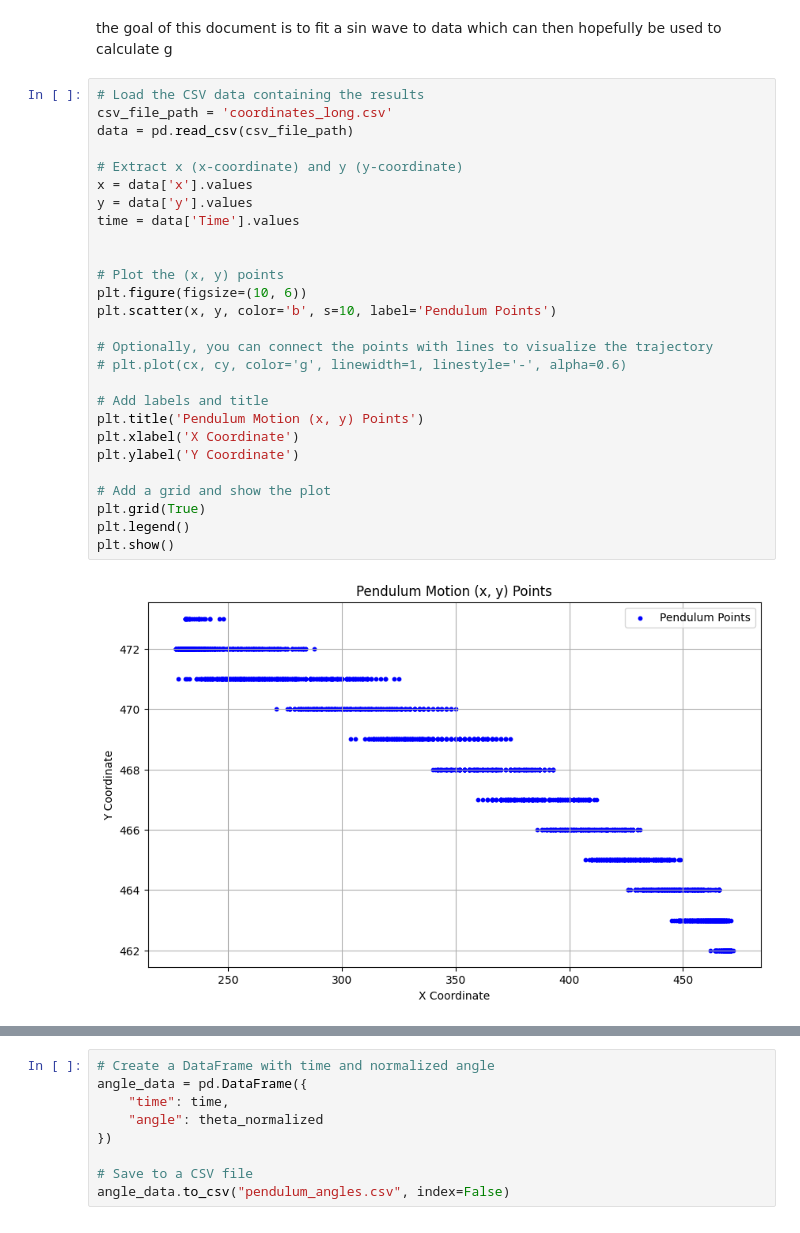
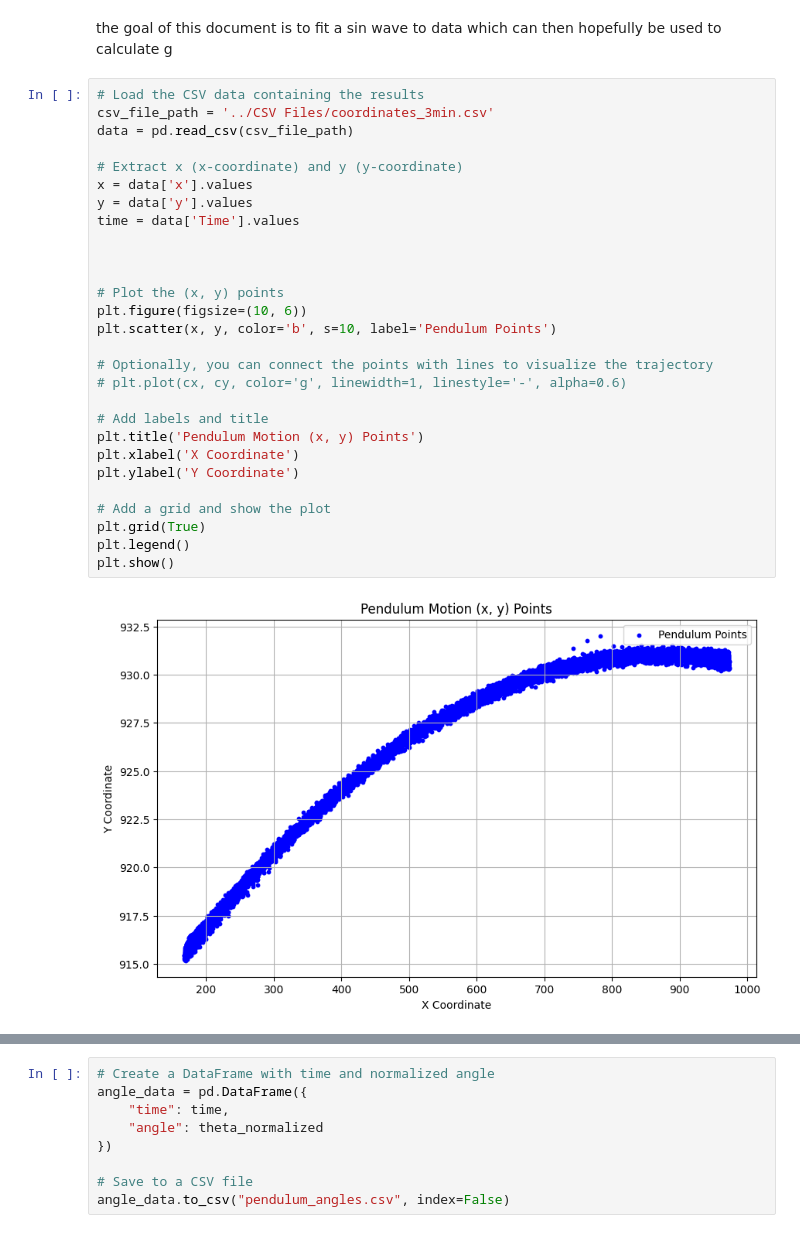
Before and after one commit to zgotobed/Ruchardt, a Jupyter notebook: Code/fit_sine.ipynb, the cells around one changed output, grey strips where cells are left out. Saved outputs shown, nothing was run; the diff lists cells and outputs as text.

```diff
--- a/Code/fit_sine.ipynb
+++ b/Code/fit_sine.ipynb
@@ -8,30 +8,31 @@ from scipy.optimize import curve_fit
 the goal of this document is to fit a sin wave to data which can then hopefully be used to calculate g
 # %%
 # Load the CSV data containing the results
-csv_file_path = 'coordinates_long.csv'
+csv_file_path = '../CSV Files/coordinates_3min.csv'
 data = pd.read_csv(csv_file_path)
 
 # Extract x (x-coordinate) and y (y-coordinate)
 x = data['x'].values
 y = data['y'].values
 time = data['Time'].values
+
 
 
 # Plot the (x, y) points
 plt.figure(figsize=(10, 6))
 plt.scatter(x, y, color='b', s=10, label='Pendulum Points')
 
 # Optionally, you can connect the points with lines to visualize the trajectory
 # plt.plot(cx, cy, color='g', linewidth=1, linestyle='-', alpha=0.6)
 
 # Add labels and title
 plt.title('Pendulum Motion (x, y) Points')
 plt.xlabel('X Coordinate')
 plt.ylabel('Y Coordinate')
 
 # Add a grid and show the plot
 plt.grid(True)
 plt.legend()
 plt.show()
 # %% [output]
-[figure, old version]
+[figure, new version]
```
Also changed, not shown: parts of 9 cells of this notebook, 2 other files.
